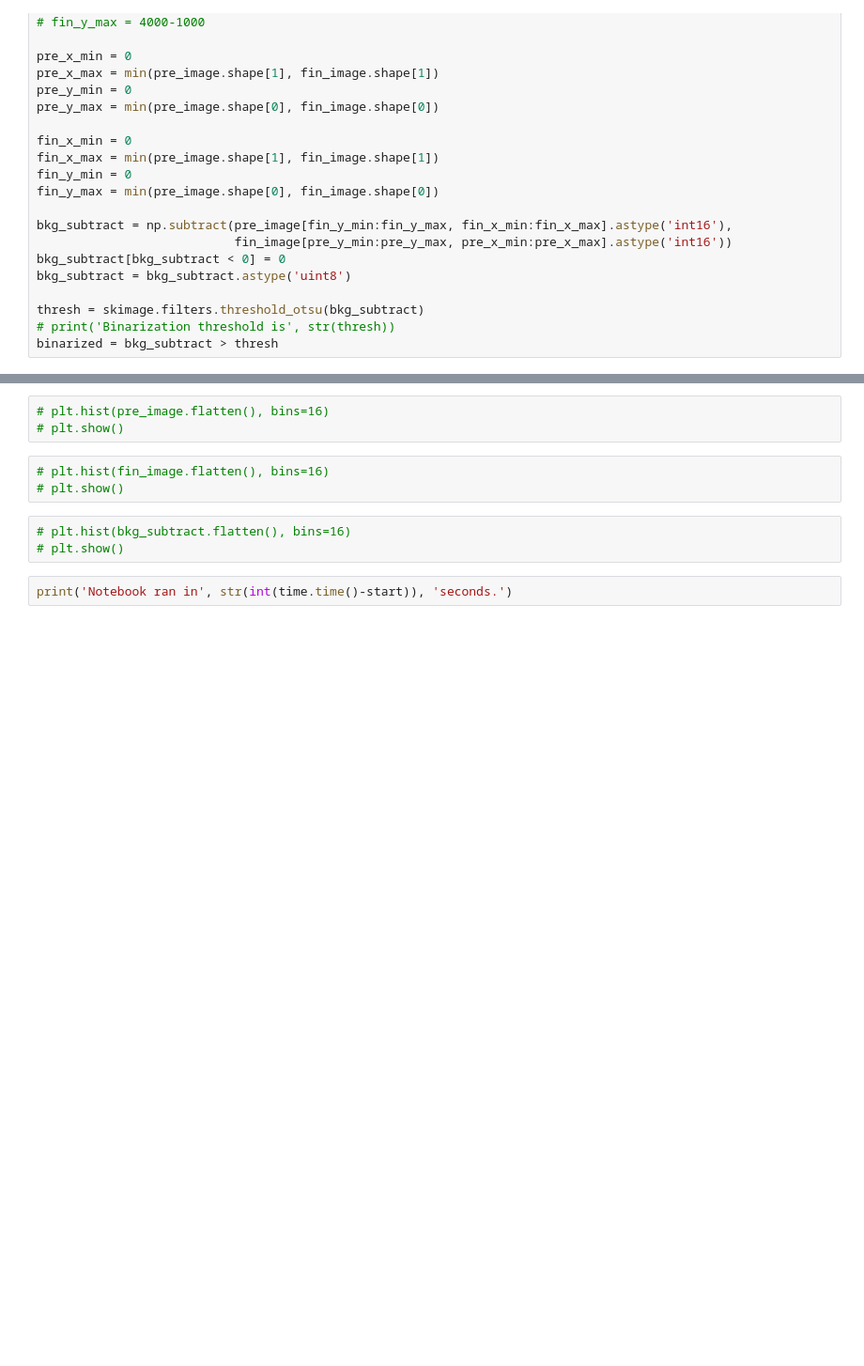
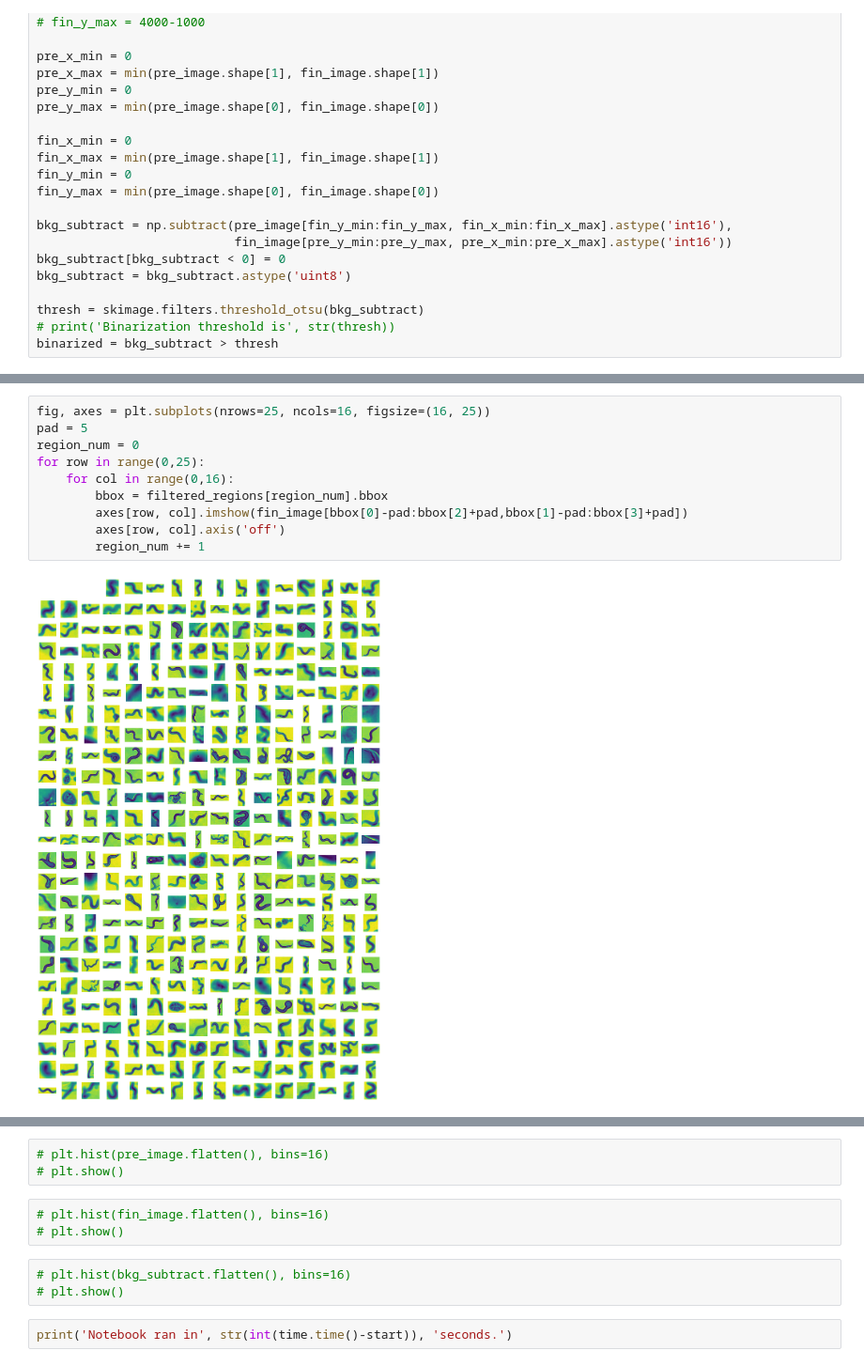
Before and after one commit to Neuroplant-Resources/Neuroplant-OWL, a Jupyter notebook: Neuroplant imaging tests.ipynb, the cells around one changed output, grey strips where cells are left out. Shown at 94% size. Cells and saved outputs as stored; diff of their text form; blank space fills up the shorter version.

```diff
--- a/Neuroplant imaging tests.ipynb
+++ b/Neuroplant imaging tests.ipynb
@@ -76,3 +96,15 @@ fig.savefig('../filtered_regions.png')
+# %%
+fig, axes = plt.subplots(nrows=25, ncols=16, figsize=(16, 25))
+pad = 5
+region_num = 0
+for row in range(0,25):
+    for col in range(0,16):
+        bbox = filtered_regions[region_num].bbox
+        axes[row, col].imshow(fin_image[bbox[0]-pad:bbox[2]+pad,bbox[1]-pad:bbox[3]+pad])
+        axes[row, col].axis('off')
+        region_num += 1
+# %% [output]
+[figure, added]
 # %%
 fig, axes = plt.subplots(ncols=1, nrows=1, figsize=(10, 10))
 # axes[0].imshow(bkg_subtract[1000:4000, 2000:5000])
```
Also changed, not shown: parts of 12 cells of this notebook.
